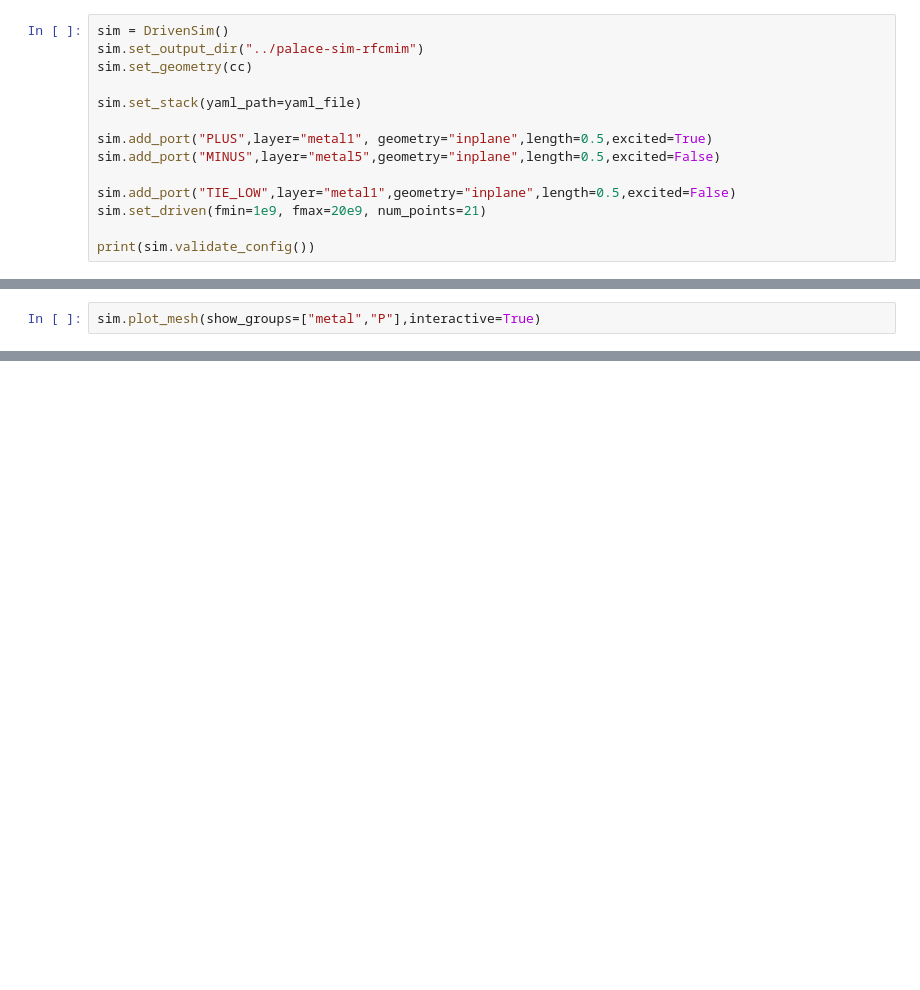
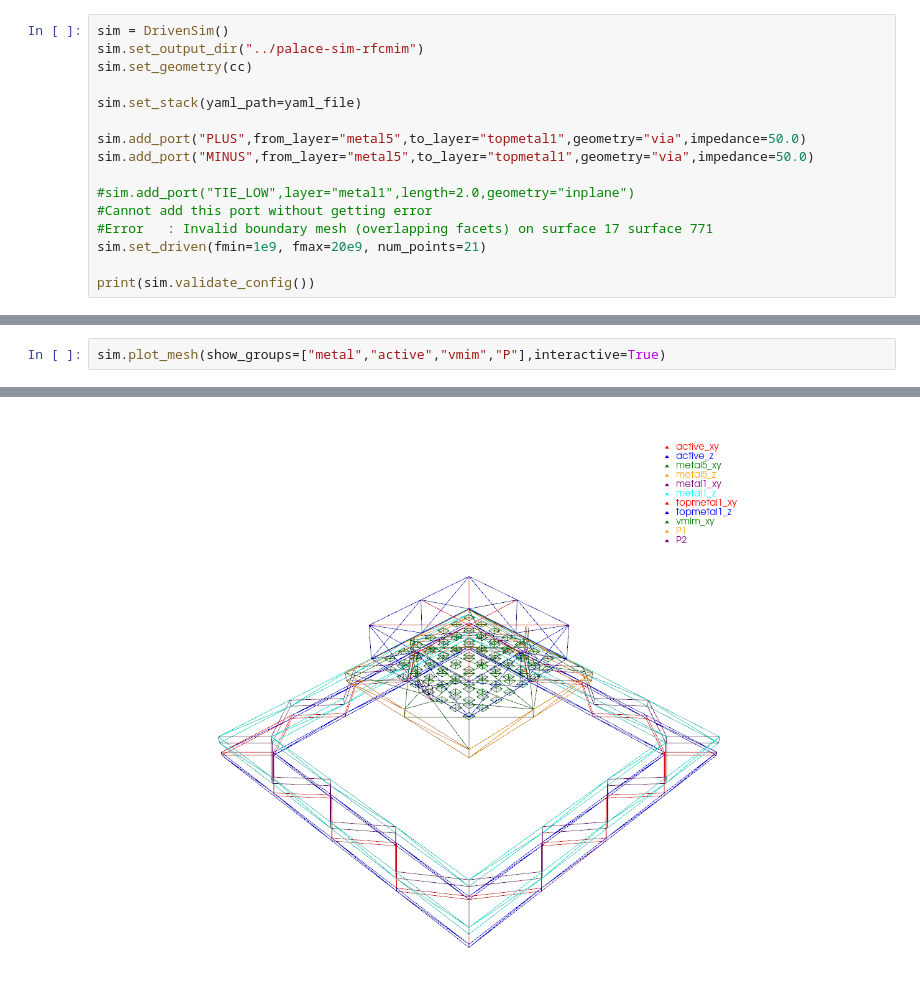
Before and after one commit to EpsilonForge/gsim, a Jupyter notebook: nbs/IHP_components/mesh_rfcmim.ipynb, the cells around one changed output, grey strips where cells are left out. Saved outputs shown, nothing was run; the diff lists cells and outputs as text; blank space fills up the shorter version.

```diff
--- a/nbs/IHP_components/mesh_rfcmim.ipynb
+++ b/nbs/IHP_components/mesh_rfcmim.ipynb
@@ -31,10 +69,12 @@ sim.set_geometry(cc)
 
 sim.set_stack(yaml_path=yaml_file)
 
-sim.add_port("PLUS",layer="metal1", geometry="inplane",length=0.5,excited=True)
-sim.add_port("MINUS",layer="metal5",geometry="inplane",length=0.5,excited=False)
+sim.add_port("PLUS",from_layer="metal5",to_layer="topmetal1",geometry="via",impedance=50.0)
+sim.add_port("MINUS",from_layer="metal5",to_layer="topmetal1",geometry="via",impedance=50.0)
 
-sim.add_port("TIE_LOW",layer="metal1",geometry="inplane",length=0.5,excited=False)
+#sim.add_port("TIE_LOW",layer="metal1",length=2.0,geometry="inplane")
+#Cannot add this port without getting error
+#Error   : Invalid boundary mesh (overlapping facets) on surface 17 surface 771
 sim.set_driven(fmin=1e9, fmax=20e9, num_points=21)
 
 print(sim.validate_config())
@@ -45,2 +114,3 @@ Warnings:
 # %%
-sim.plot_mesh(show_groups=["metal","P"],interactive=True)
+sim.plot_mesh(show_groups=["metal","active","vmim","P"],interactive=True)
+# %% [output]
@@ -46,0 +134 @@ sim.plot_mesh(show_groups=["metal","P"],interactive=True)
+[figure, added]
```
Also changed, not shown: parts of 7 cells of this notebook, 9 other files.
